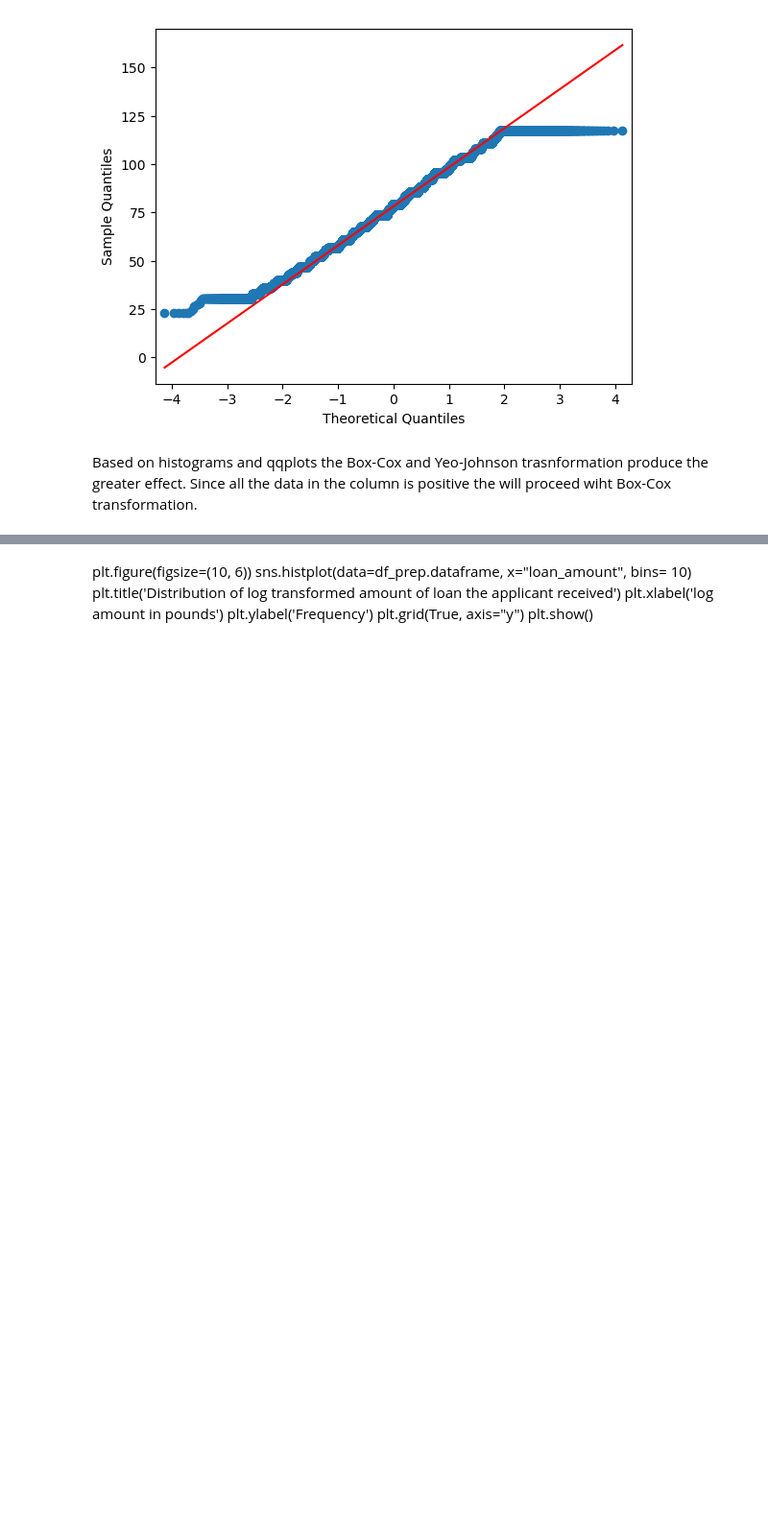
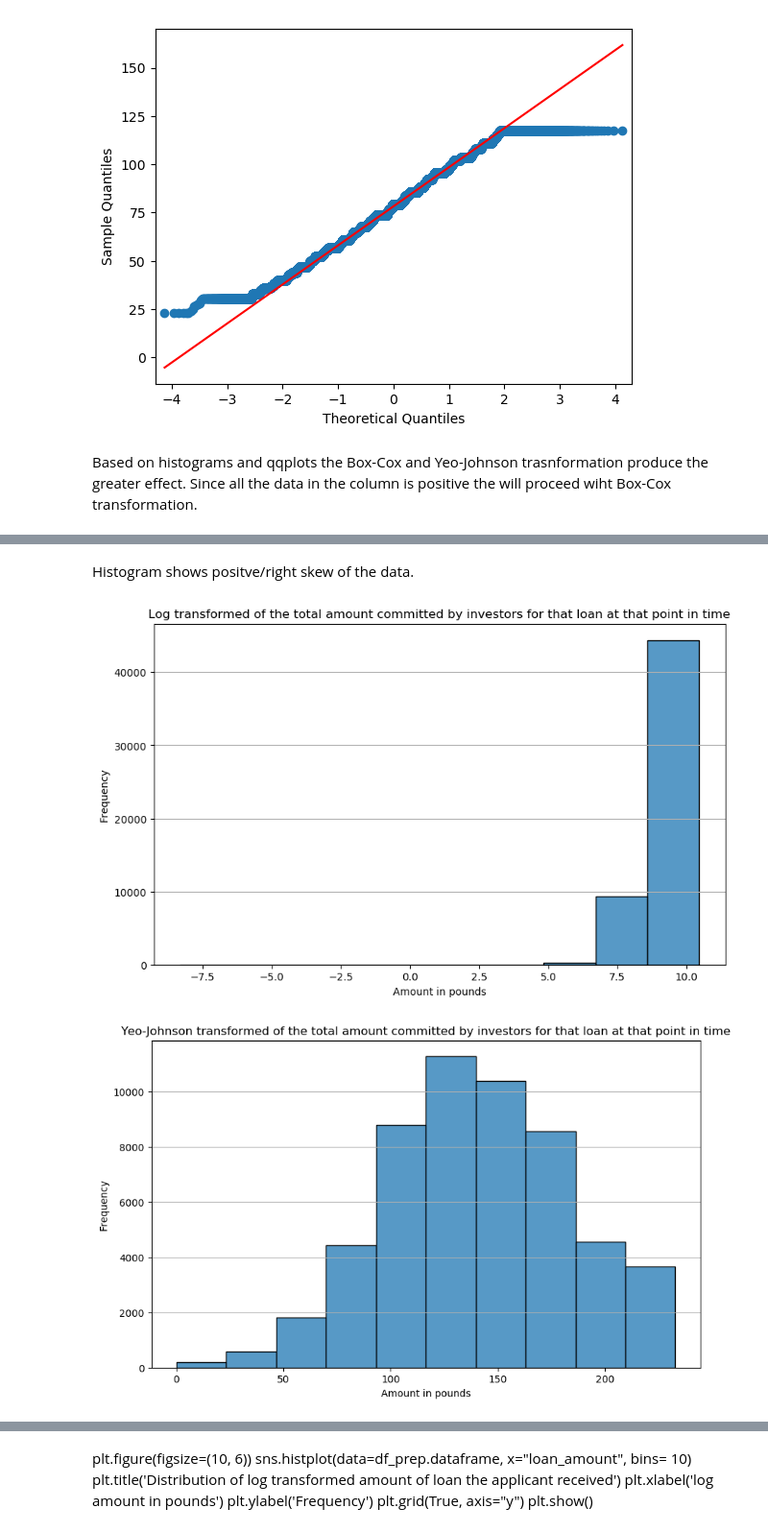
Before and after one commit to ChristianDaza/EDA_finance, a Jupyter notebook: SRC/EDA.ipynb, the cells around one changed output, grey strips where cells are left out. Shown at 96% size. Drawn from its saved outputs; the diff is of its cells as text; code cells hidden in the pictures; blank space fills up the shorter version.

```diff
--- a/SRC/EDA.ipynb
+++ b/SRC/EDA.ipynb
@@ -664,0 +640,28 @@ Name: loan_amount, Length: 54231, dtype: int64
+# %% [markdown]
+Histogram shows positve/right skew of the data.
+# %%
+# Apply log transformation.
+funded_log_transform = df_prep.skew_transform(df_prep.dataframe["funded_amount_inv"], transformation="log")
+funded_YJ_transform = df_prep.skew_transform(df_prep.dataframe["funded_amount_inv"], transformation="YJ")
+
+# Histogram for log transform data
+plt.figure(figsize=(10, 6))
+sns.histplot(data=funded_log_transform, x="log", bins= 10)
+plt.title('Log transformed of the total amount committed by investors for that loan at that point in time')
+plt.xlabel('Amount in pounds')
+plt.ylabel('Frequency')
+plt.grid(True, axis="y")
+plt.show()
+
+
+# Histogram for Yeo-Johnson transform data
+plt.figure(figsize=(10, 6))
+sns.histplot(data=funded_YJ_transform, x="Yeo-Johnson", bins= 10)
+plt.title('Yeo-Johnson transformed of the total amount committed by investors for that loan at that point in time')
+plt.xlabel('Amount in pounds')
+plt.ylabel('Frequency')
+plt.grid(True, axis="y")
+plt.show()
+# %% [output]
+[figure, added]
+[figure, added]
```
Also changed, not shown: parts of 36 cells of this notebook, 2 other files.
